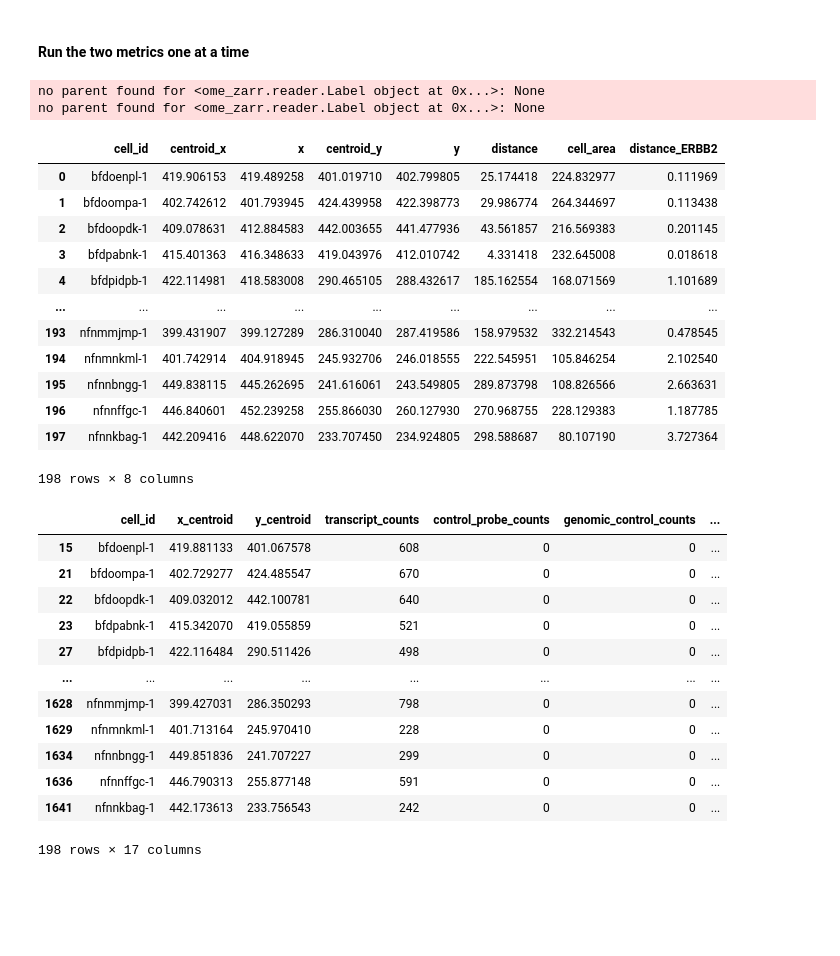
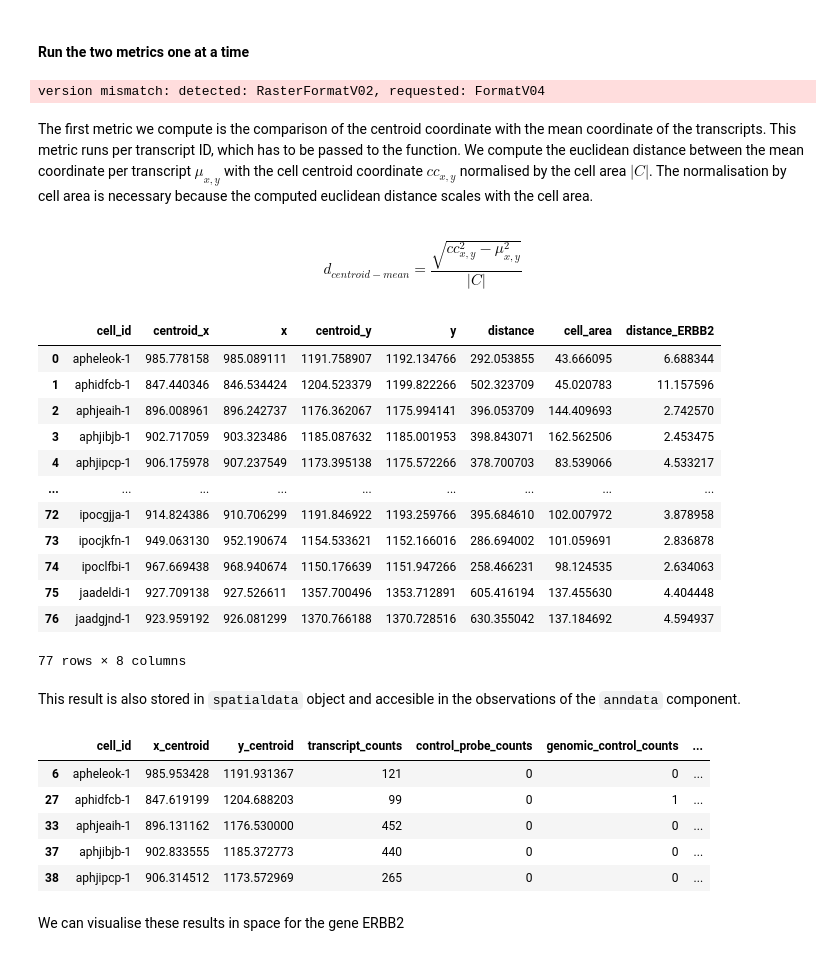
Before and after one commit to LazDaria/SegTraQ, a Jupyter notebook: docs/notebooks/point_statistics.ipynb, the cells around one changed output. Drawn from its saved outputs; the diff is of its cells as text; code cells hidden in the pictures; blank space fills up the shorter version.

Commit message:
added data paths to technology focus and point statistics docs

```diff
--- a/docs/notebooks/point_statistics.ipynb
+++ b/docs/notebooks/point_statistics.ipynb
@@ -15,41 +16,56 @@ import spatialdata as sd
 
 import segtraq
 
-sdata = sd.read_zarr("/g/huber/users/lazic/src/SegTraQ/tests/data/xenium_sdata.zarr")
-
-st = segtraq.SegTraQ(sdata, labels_to_cell_id_key="label_id")
+# Load spatial transcriptomics dataset and initalize SegTraQ object
+sdata = sd.read_zarr("../../data/xenium.zarr")
+# only looking at a subset for visualization purposes
+bb_xmin = 800
+bb_ymin = 1150
+bb_w = 200
+bb_h = 300
+bb_xmax = bb_xmin + bb_w
+bb_ymax = bb_ymin + bb_h
+sdata = sdata.query.bounding_box(
+    axes=["x", "y"],
+    min_coordinate=[bb_xmin, bb_ymin],
+    max_coordinate=[bb_xmax, bb_ymax],
+    target_coordinate_system="global",
+)
+st = segtraq.SegTraQ(sdata, images_key="image", labels_to_cell_id_key="label_id")
 # %% [output]
-no parent found for <ome_zarr.reader.Label object at 0x...>: None
-no parent found for <ome_zarr.reader.Label object at 0x...>: None
+version mismatch: detected: RasterFormatV02, requested: FormatV04
+# %% [markdown]
+The first metric we compute is the comparison of the centroid coordinate with the mean coordinate of the transcripts. This metric runs per transcript ID, which has to be passed to the function. We compute the euclidean distance between the mean coordinate per transcript $\mu_{x,y}$ with the cell centroid coordinate $cc_{x,y}$ normalised by the cell area $|C|$. The normalisation by cell area is necessary because the computed euclidean distance scales with the cell area.
+# %% [markdown]
+$$
+d_{centroid-mean} = \frac{\sqrt{cc_{x,y}^2-\mu_{x,y}^2}}{|C|}
+$$
 # %%
 st.ps.centroid_mean_coord_diff("ERBB2")
 # %% [output]
 |  | cell_id | centroid_x | x | centroid_y | y | distance | cell_area | distance_ERBB2 |
-| 0 | bfdoenpl-1 | 419.906153 | 419.489258 | 401.019710 | 402.799805 | 25.174418 | 224.832977 | 0.111969 |
-| 1 | bfdoompa-1 | 402.742612 | 401.793945 | 424.439958 | 422.398773 | 29.986774 | 264.344697 | 0.113438 |
-| 2 | bfdoopdk-1 | 409.078631 | 412.884583 | 442.003655 | 441.477936 | 43.561857 | 216.569383 | 0.201145 |
-| 3 | bfdpabnk-1 | 415.401363 | 416.348633 | 419.043976 | 412.010742 | 4.331418 | 232.645008 | 0.018618 |
-| 4 | bfdpidpb-1 | 422.114981 | 418.583008 | 290.465105 | 288.432617 | 185.162554 | 168.071569 | 1.101689 |
+| 0 | apheleok-1 | 985.778158 | 985.089111 | 1191.758907 | 1192.134766 | 292.053855 | 43.666095 | 6.688344 |
+| 1 | aphidfcb-1 | 847.440346 | 846.534424 | 1204.523379 | 1199.822266 | 502.323709 | 45.020783 | 11.157596 |
+| 2 | aphjeaih-1 | 896.008961 | 896.242737 | 1176.362067 | 1175.994141 | 396.053709 | 144.409693 | 2.742570 |
+| 3 | aphjibjb-1 | 902.717059 | 903.323486 | 1185.087632 | 1185.001953 | 398.843071 | 162.562506 | 2.453475 |
+| 4 | aphjipcp-1 | 906.175978 | 907.237549 | 1173.395138 | 1175.572266 | 378.700703 | 83.539066 | 4.533217 |
 | ... | ... | ... | ... | ... | ... | ... | ... | ... |
-| 193 | nfnmmjmp-1 | 399.431907 | 399.127289 | 286.310040 | 287.419586 | 158.979532 | 332.214543 | 0.478545 |
-| 194 | nfnmnkml-1 | 401.742914 | 404.918945 | 245.932706 | 246.018555 | 222.545951 | 105.846254 | 2.102540 |
-| 195 | nfnnbngg-1 | 449.838115 | 445.262695 | 241.616061 | 243.549805 | 289.873798 | 108.826566 | 2.663631 |
-| 196 | nfnnffgc-1 | 446.840601 | 452.239258 | 255.866030 | 260.127930 | 270.968755 | 228.129383 | 1.187785 |
-| 197 | nfnnkbag-1 | 442.209416 | 448.622070 | 233.707450 | 234.924805 | 298.588687 | 80.107190 | 3.727364 |
+| 72 | ipocgjja-1 | 914.824386 | 910.706299 | 1191.846922 | 1193.259766 | 395.684610 | 102.007972 | 3.878958 |
+| 73 | ipocjkfn-1 | 949.063130 | 952.190674 | 1154.533621 | 1152.166016 | 286.694002 | 101.059691 | 2.836878 |
+| 74 | ipoclfbi-1 | 967.669438 | 968.940674 | 1150.176639 | 1151.947266 | 258.466231 | 98.124535 | 2.634063 |
+| 75 | jaadeldi-1 | 927.709138 | 927.526611 | 1357.700496 | 1353.712891 | 605.416194 | 137.455630 | 4.404448 |
+| 76 | jaadgjnd-1 | 923.959192 | 926.081299 | 1370.766188 | 1370.728516 | 630.355042 | 137.184692 | 4.594937 |
-198 rows × 8 columns
+77 rows × 8 columns
+# %% [markdown]
+This result is also stored in `spatialdata` object and accesible in the observations of the `anndata` component.
 # %%
-sdata["table"].obs[sdata["table"].obs["distance_ERBB2"].notna()]
+sdata["table"].obs[sdata["table"].obs["distance_ERBB2"].notna()].head()
 # %% [output]
 |  | cell_id | x_centroid | y_centroid | transcript_counts | control_probe_counts | genomic_control_counts | ... |
-| 15 | bfdoenpl-1 | 419.881133 | 401.067578 | 608 | 0 | 0 | ... |
-| 21 | bfdoompa-1 | 402.729277 | 424.485547 | 670 | 0 | 0 | ... |
-| 22 | bfdoopdk-1 | 409.032012 | 442.100781 | 640 | 0 | 0 | ... |
-| 23 | bfdpabnk-1 | 415.342070 | 419.055859 | 521 | 0 | 0 | ... |
-| 27 | bfdpidpb-1 | 422.116484 | 290.511426 | 498 | 0 | 0 | ... |
-| ... | ... | ... | ... | ... | ... | ... | ... |
-| 1628 | nfnmmjmp-1 | 399.427031 | 286.350293 | 798 | 0 | 0 | ... |
-| 1629 | nfnmnkml-1 | 401.713164 | 245.970410 | 228 | 0 | 0 | ... |
-| 1634 | nfnnbngg-1 | 449.851836 | 241.707227 | 299 | 0 | 0 | ... |
-| 1636 | nfnnffgc-1 | 446.790313 | 255.877148 | 591 | 0 | 0 | ... |
-| 1641 | nfnnkbag-1 | 442.173613 | 233.756543 | 242 | 0 | 0 | ... |
+| 6 | apheleok-1 | 985.953428 | 1191.931367 | 121 | 0 | 0 | ... |
+| 27 | aphidfcb-1 | 847.619199 | 1204.688203 | 99 | 0 | 1 | ... |
+| 33 | aphjeaih-1 | 896.131162 | 1176.530000 | 452 | 0 | 0 | ... |
+| 37 | aphjibjb-1 | 902.833555 | 1185.372773 | 440 | 0 | 0 | ... |
+| 38 | aphjipcp-1 | 906.314512 | 1173.572969 | 265 | 0 | 0 | ... |
-198 rows × 17 columns
+# %% [markdown]
+We can visualise these results in space for the gene ERBB2
```
Also changed, not shown: parts of 15 cells of this notebook, 1 other file.
